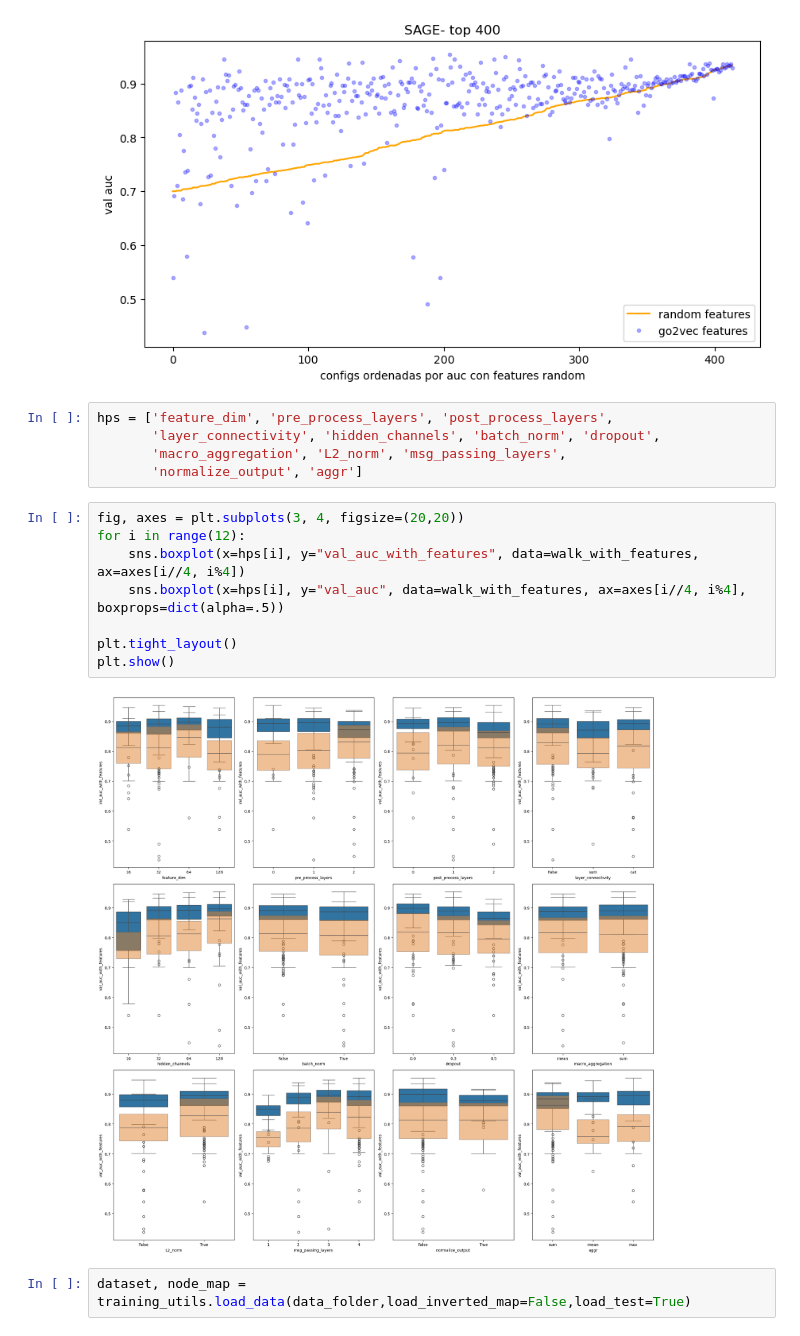
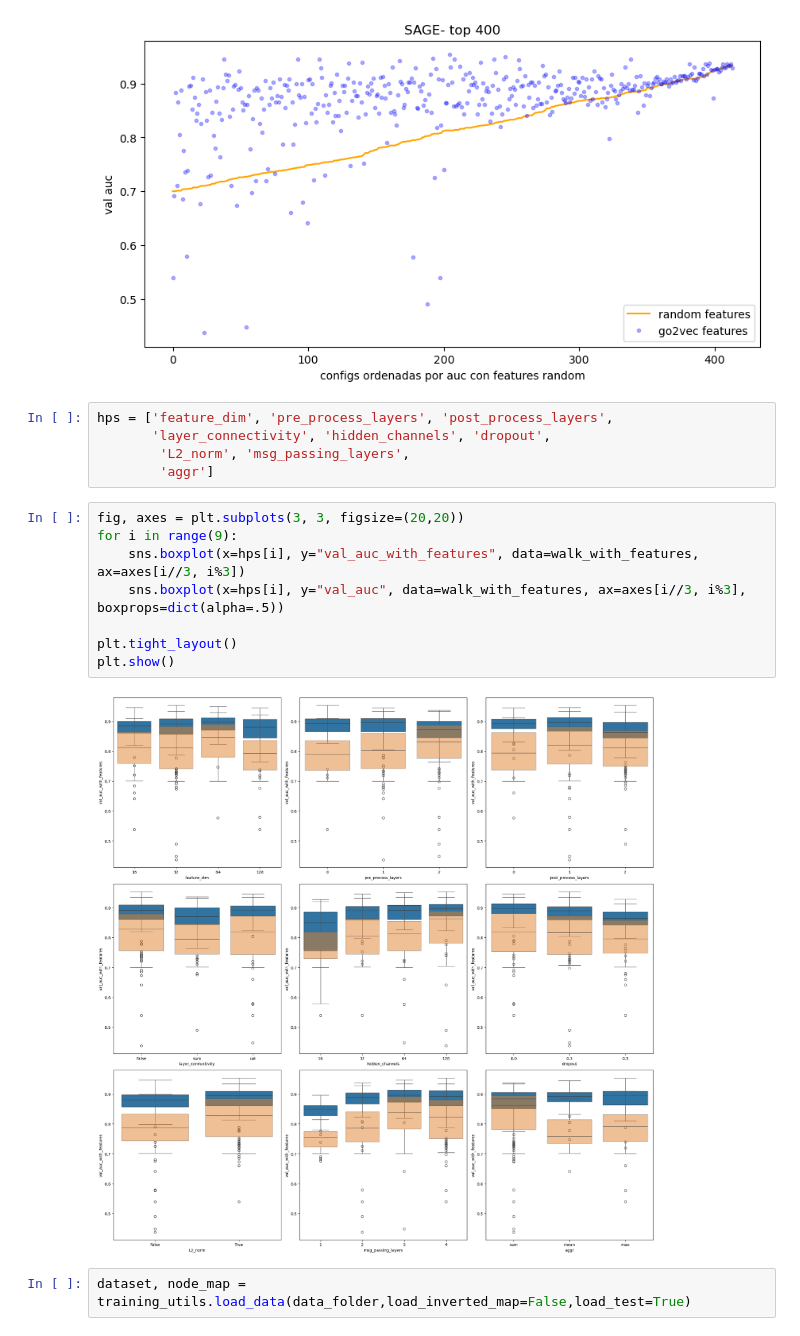
Before and after one commit to nyanovsky/tesis, a Jupyter notebook: exploration/feature_analysis.ipynb, the cells around one changed output. Drawn from its saved outputs; the diff is of its cells as text.

```diff
--- a/exploration/feature_analysis.ipynb
+++ b/exploration/feature_analysis.ipynb
@@ -42,19 +45,19 @@ Text(0.5, 1.0, 'SAGE- top 400')
 [figure]
 # %%
 hps = ['feature_dim', 'pre_process_layers', 'post_process_layers',
-       'layer_connectivity', 'hidden_channels', 'batch_norm', 'dropout',
-       'macro_aggregation', 'L2_norm', 'msg_passing_layers',
-       'normalize_output', 'aggr']
+       'layer_connectivity', 'hidden_channels', 'dropout',
+        'L2_norm', 'msg_passing_layers',
+        'aggr']
 # %%
-fig, axes = plt.subplots(3, 4, figsize=(20,20))
-for i in range(12):
-    sns.boxplot(x=hps[i], y="val_auc_with_features", data=walk_with_features, ax=axes[i//4, i%4])
-    sns.boxplot(x=hps[i], y="val_auc", data=walk_with_features, ax=axes[i//4, i%4], boxprops=dict(alpha=.5))
+fig, axes = plt.subplots(3, 3, figsize=(20,20))
+for i in range(9):
+    sns.boxplot(x=hps[i], y="val_auc_with_features", data=walk_with_features, ax=axes[i//3, i%3])
+    sns.boxplot(x=hps[i], y="val_auc", data=walk_with_features, ax=axes[i//3, i%3], boxprops=dict(alpha=.5))
 
 plt.tight_layout()
 plt.show()
 # %% [output]
-[figure, old version]
+[figure, new version]
 # %%
 dataset, node_map = training_utils.load_data(data_folder,load_inverted_map=False,load_test=True)
 # %%
```
Also changed, not shown: parts of 20 cells of this notebook.
